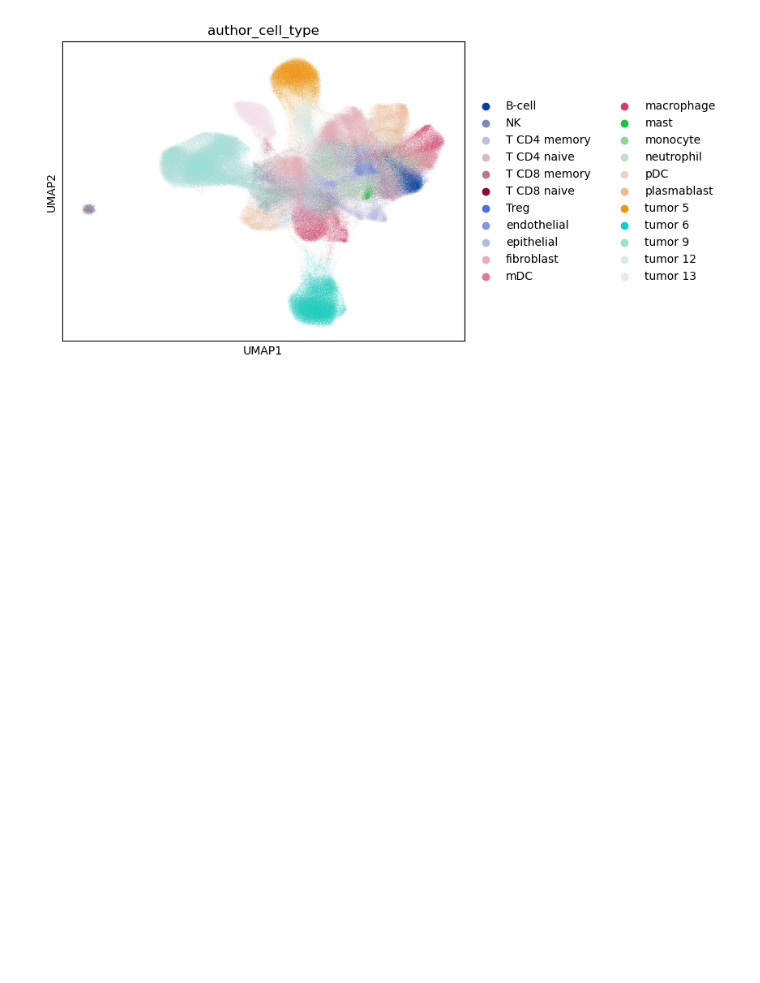
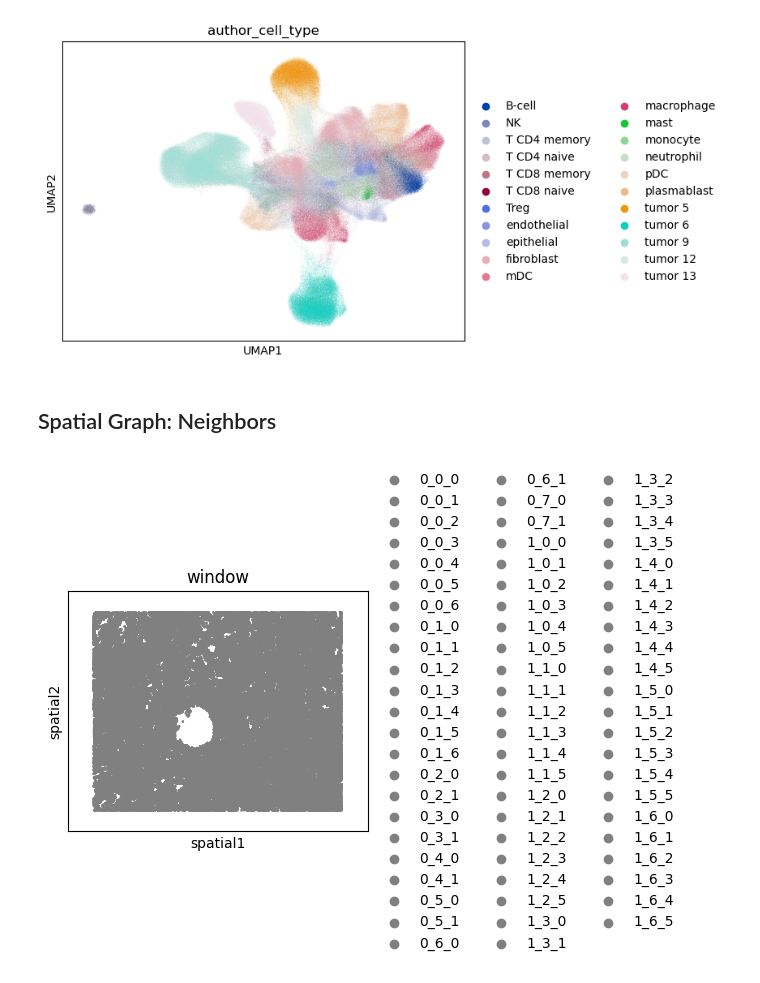
Before and after one commit to theislab/interscale, a Jupyter notebook: docs/notebooks/he23_lung_data.ipynb, the cells around one changed output. Drawn from its saved outputs; the diff is of its cells as text; code cells hidden in the pictures; blank space fills up the shorter version.

Commit message:
sliding window start

```diff
--- a/docs/notebooks/he23_lung_data.ipynb
+++ b/docs/notebooks/he23_lung_data.ipynb
@@ -12,6 +30,6 @@ import numpy as np
 nicheformer_database = '/lustre/groups/ml01/projects/2023_nicheformer_data_anna.schaar/spatial/preprocessed/human/nanostring_lung_annotated.h5ad'
 HE22_HUMAN_LUNG_DATA_PATH = '/lustre/groups/ml01/projects/2024_spatial_long_range_GT_francesca.drummer/unprocessed_data/he22_cosmx_human_lung.h5ad'
 # %%
-adata = sc.read_h5ad(nicheformer_database)
+adata = sc.read_h5ad(HE22_HUMAN_LUNG_DATA_PATH)
 adata
 # %% [output]
@@ -40,3 +64,8 @@ array(['B-cell', 'NK', 'T CD4 memory', 'T CD4 naive', 'T CD8 memory',
 # import pandas as pd
 # adata = adata[~pd.isnull(adata.obs['window'])]
 # adata
+# %%
+donor_id_str = adata.obs['donor_id'].astype(str)
+library_key_str = adata.obs['library_key'].astype(str)
+adata.obs['sample_id'] = donor_id_str + '_' + library_key_str
+print(np.unique(adata.obs['sample_id']))
@@ -77,3 +105,9 @@ sc.tl.umap(adata)
 sc.pl.umap(adata, color = ["author_cell_type"])
 # %% [output]
 [figure]
+# %% [markdown]
+## Spatial Graph: Neighbors
+# %%
+LIBRARY_KEY = "library_key"
+# %%
+adata.obs[LIBRARY_KEY] = adata.obs[LIBRARY_KEY].astype("category")
@@ -79,0 +116,14 @@ sc.pl.umap(adata, color = ["author_cell_type"])
+# %%
+sq.pl.spatial_scatter(
+    adata,
+    spatial_key = 'spatial',
+    shape=None,
+    library_key='library_key',
+    library_id = [0], #['0_0_0', '0_0_1'],
+    color="window",
+    connectivity_key="adj_matrix_connectivities",
+    size = 2,
+    #edges_width=10.0, edges_color='red'
+)
+# %% [output]
+[figure, added]
```
Also changed, not shown: parts of 35 cells of this notebook, 2 other files.
